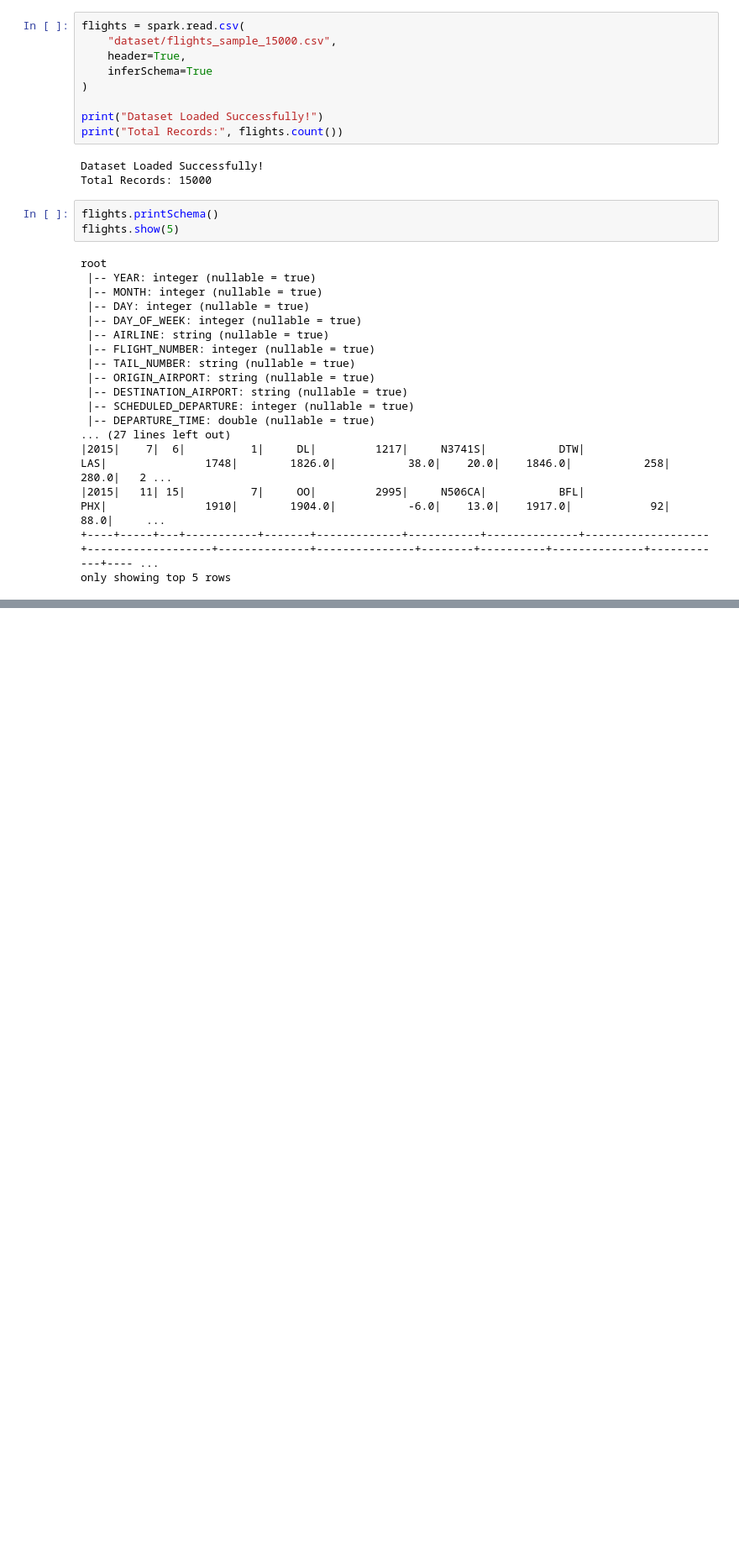
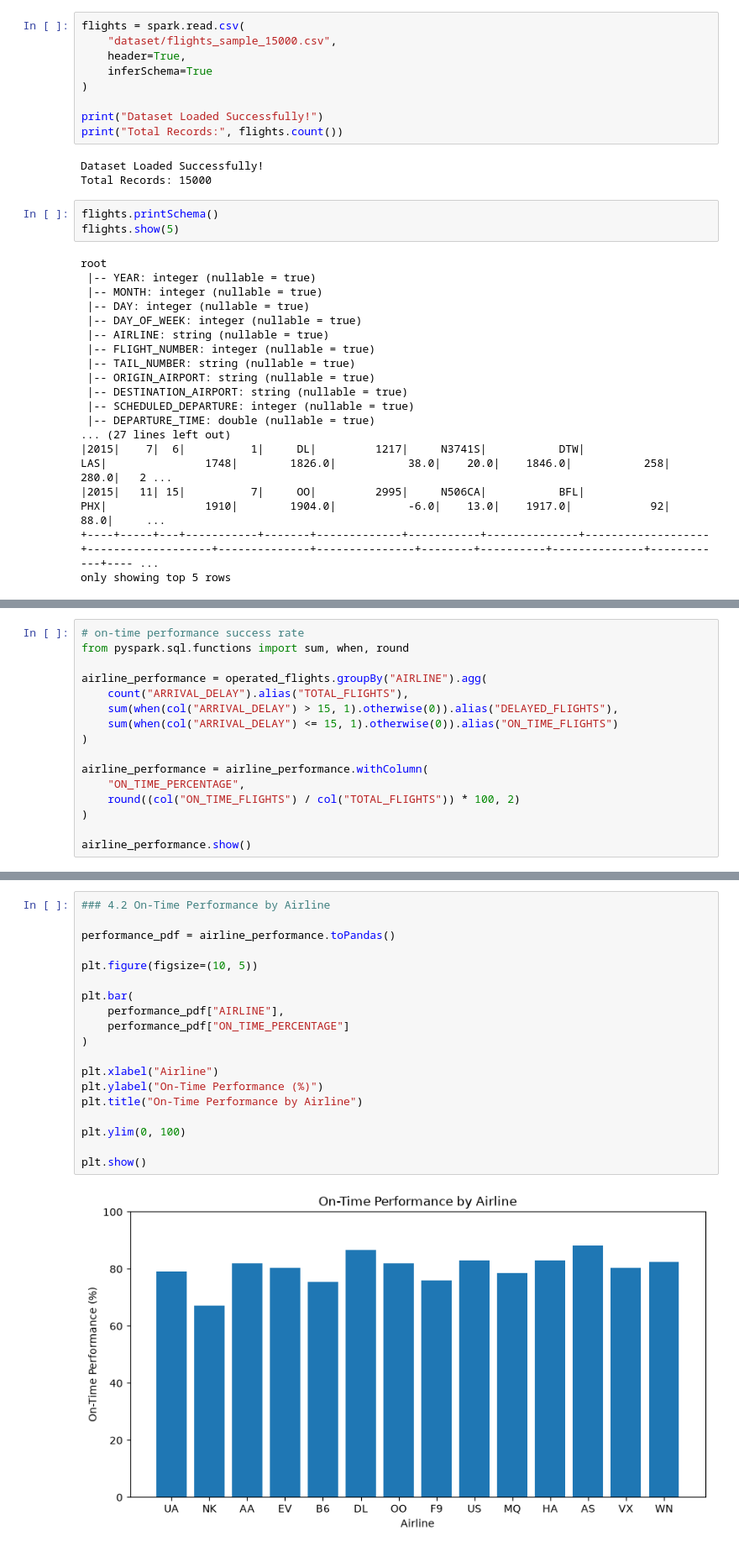
Before and after one commit to yashhhh118/FlightScope, a Jupyter notebook: FlightScope.ipynb, the cells around one changed output, grey strips where cells are left out. Shown at 84% size. Cells and saved outputs as stored; diff of their text form; blank space fills up the shorter version.

```diff
--- a/FlightScope.ipynb
+++ b/FlightScope.ipynb
@@ -109,0 +388,16 @@ only showing top 5 rows
+# %%
+# on-time performance success rate
+from pyspark.sql.functions import sum, when, round
+
+airline_performance = operated_flights.groupBy("AIRLINE").agg(
+    count("ARRIVAL_DELAY").alias("TOTAL_FLIGHTS"),
+    sum(when(col("ARRIVAL_DELAY") > 15, 1).otherwise(0)).alias("DELAYED_FLIGHTS"),
+    sum(when(col("ARRIVAL_DELAY") <= 15, 1).otherwise(0)).alias("ON_TIME_FLIGHTS")
+)
+
+airline_performance = airline_performance.withColumn(
+    "ON_TIME_PERCENTAGE",
+    round((col("ON_TIME_FLIGHTS") / col("TOTAL_FLIGHTS")) * 100, 2)
+)
+
+airline_performance.show()
@@ -109,0 +484,21 @@ only showing top 5 rows
+# %%
+### 4.2 On-Time Performance by Airline
+
+performance_pdf = airline_performance.toPandas()
+
+plt.figure(figsize=(10, 5))
+
+plt.bar(
+    performance_pdf["AIRLINE"],
+    performance_pdf["ON_TIME_PERCENTAGE"]
+)
+
+plt.xlabel("Airline")
+plt.ylabel("On-Time Performance (%)")
+plt.title("On-Time Performance by Airline")
+
+plt.ylim(0, 100)
+
+plt.show()
+# %% [output]
+[figure, added]
```
Also changed, not shown: parts of 45 cells of this notebook.
